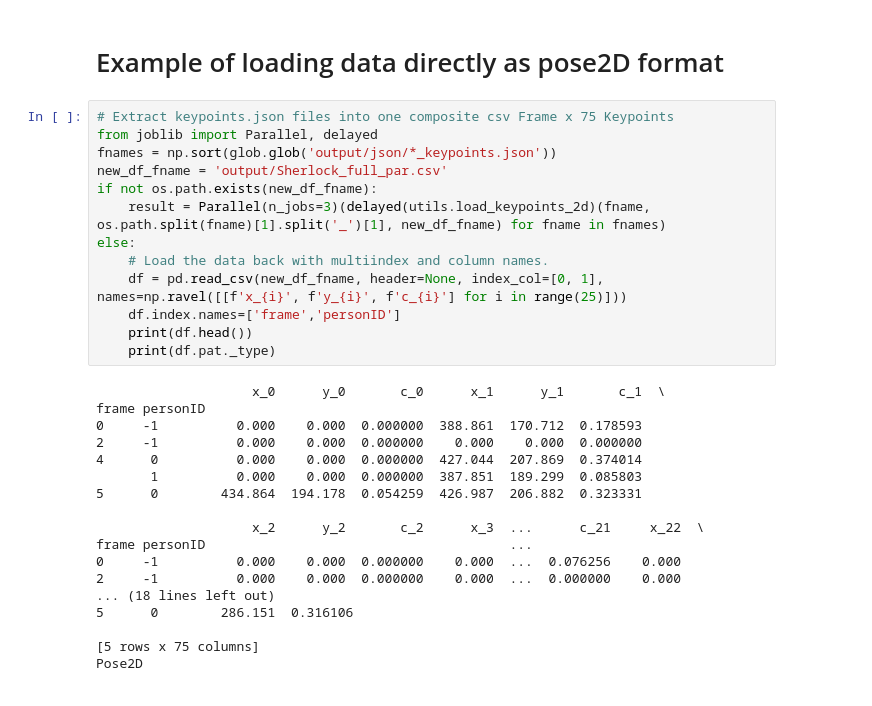
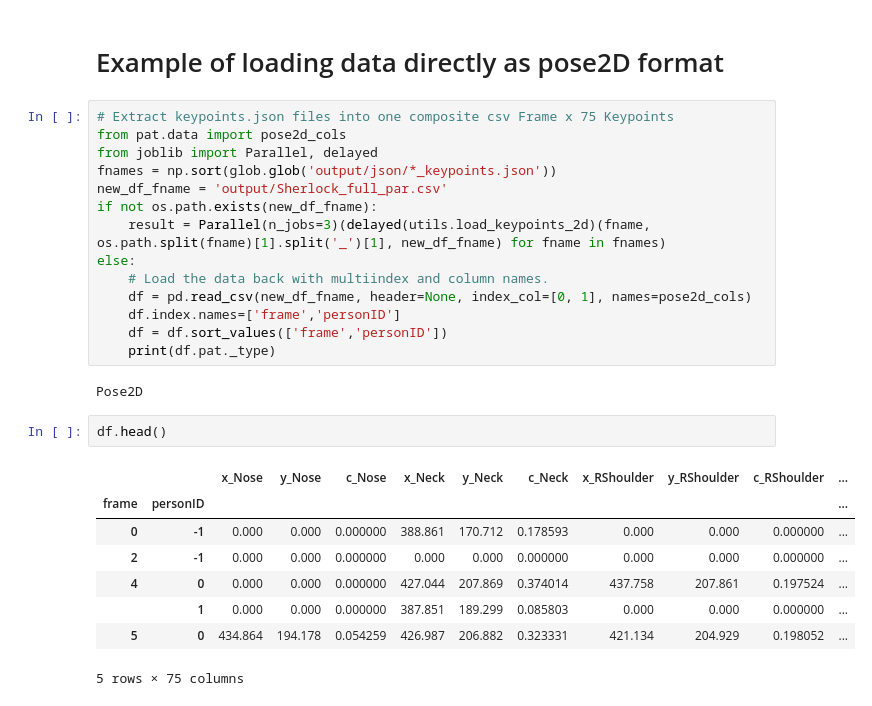
Before and after one commit to jcheong0428/pat, a Jupyter notebook: notebooks/Examples.ipynb, the cells around one changed output. Drawn from its saved outputs; the diff is of its cells as text.

Commit message:
updated pose_2d names

```diff
--- a/notebooks/Examples.ipynb
+++ b/notebooks/Examples.ipynb
@@ -79,6 +79,7 @@ for row in range(pose_df.query('frame==3400').shape[0]):
 # Example of loading data directly as pose2D format
 # %%
 # Extract keypoints.json files into one composite csv Frame x 75 Keypoints
+from pat.data import pose2d_cols
 from joblib import Parallel, delayed
 fnames = np.sort(glob.glob('output/json/*_keypoints.json'))
 new_df_fname = 'output/Sherlock_full_par.csv'
@@ -86,25 +87,20 @@ if not os.path.exists(new_df_fname):
     result = Parallel(n_jobs=3)(delayed(utils.load_keypoints_2d)(fname, os.path.split(fname)[1].split('_')[1], new_df_fname) for fname in fnames)
 else:
     # Load the data back with multiindex and column names.
-    df = pd.read_csv(new_df_fname, header=None, index_col=[0, 1], names=np.ravel([[f'x_{i}', f'y_{i}', f'c_{i}'] for i in range(25)]))
+    df = pd.read_csv(new_df_fname, header=None, index_col=[0, 1], names=pose2d_cols)
     df.index.names=['frame','personID']
-    print(df.head())
+    df = df.sort_values(['frame','personID'])
     print(df.pat._type)
 # %% [output]
-                    x_0      y_0       c_0      x_1      y_1       c_1  \
-frame personID
-0     -1          0.000    0.000  0.000000  388.861  170.712  0.178593
-2     -1          0.000    0.000  0.000000    0.000    0.000  0.000000
-4      0          0.000    0.000  0.000000  427.044  207.869  0.374014
-       1          0.000    0.000  0.000000  387.851  189.299  0.085803
-5      0        434.864  194.178  0.054259  426.987  206.882  0.323331
-
-                    x_2      y_2       c_2      x_3  ...      c_21     x_22  \
-frame personID                                       ...
-0     -1          0.000    0.000  0.000000    0.000  ...  0.076256    0.000
-2     -1          0.000    0.000  0.000000    0.000  ...  0.000000    0.000
-... (18 lines left out)
-5      0        286.151  0.316106
-
-[5 rows x 75 columns]
 Pose2D
+# %%
+df.head()
+# %% [output]
+|  |  | x_Nose | y_Nose | c_Nose | x_Neck | y_Neck | c_Neck | x_RShoulder | y_RShoulder | c_RShoulder | ... |
+| frame | personID |  |  |  |  |  |  |  |  |  | ... |
+| 0 | -1 | 0.000 | 0.000 | 0.000000 | 388.861 | 170.712 | 0.178593 | 0.000 | 0.000 | 0.000000 | ... |
+| 2 | -1 | 0.000 | 0.000 | 0.000000 | 0.000 | 0.000 | 0.000000 | 0.000 | 0.000 | 0.000000 | ... |
+| 4 | 0 | 0.000 | 0.000 | 0.000000 | 427.044 | 207.869 | 0.374014 | 437.758 | 207.861 | 0.197524 | ... |
+|  | 1 | 0.000 | 0.000 | 0.000000 | 387.851 | 189.299 | 0.085803 | 0.000 | 0.000 | 0.000000 | ... |
+| 5 | 0 | 434.864 | 194.178 | 0.054259 | 426.987 | 206.882 | 0.323331 | 421.134 | 204.929 | 0.198052 | ... |
+5 rows × 75 columns
```
Also changed, not shown: 2 other files.
